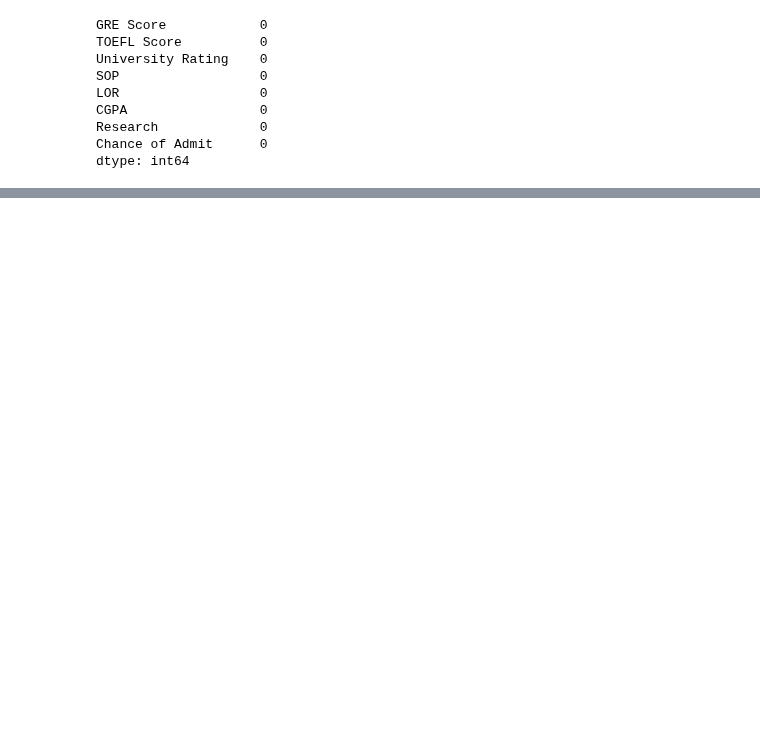
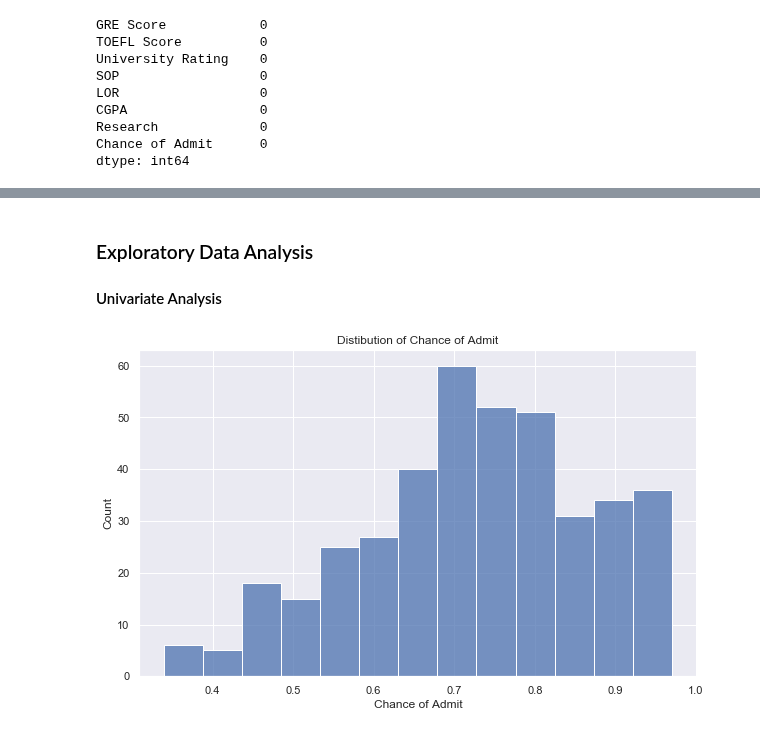
Before and after one commit to mlpack/examples, a Jupyter notebook: graduate_admission_classification_with_Adaboost/graduate-admission-classification-with-adaboost-py.ipynb, the cells around one changed output, grey strips where cells are left out. Cells and saved outputs as stored; diff of their text form; code cells hidden in the pictures; blank space fills up the shorter version.

```diff
--- a/graduate_admission_classification_with_Adaboost/graduate-admission-classification-with-adaboost-py.ipynb
+++ b/graduate_admission_classification_with_Adaboost/graduate-admission-classification-with-adaboost-py.ipynb
@@ -38,0 +118,10 @@ ax = sns.heatmap(graduateData.corr(), square=True, fmt=".2f", annot=True)
+# %% [markdown]
+### Exploratory Data Analysis
+#### Univariate Analysis
+# %%
+plt.figure(figsize=(10, 6))
+ax = sns.histplot(x="Chance of Admit", data=graduateData)
+ax.set_title("Distibution of Chance of Admit")
+plt.show()
+# %% [output]
+[figure, added]
```
Also changed, not shown: parts of 59 cells of this notebook.
